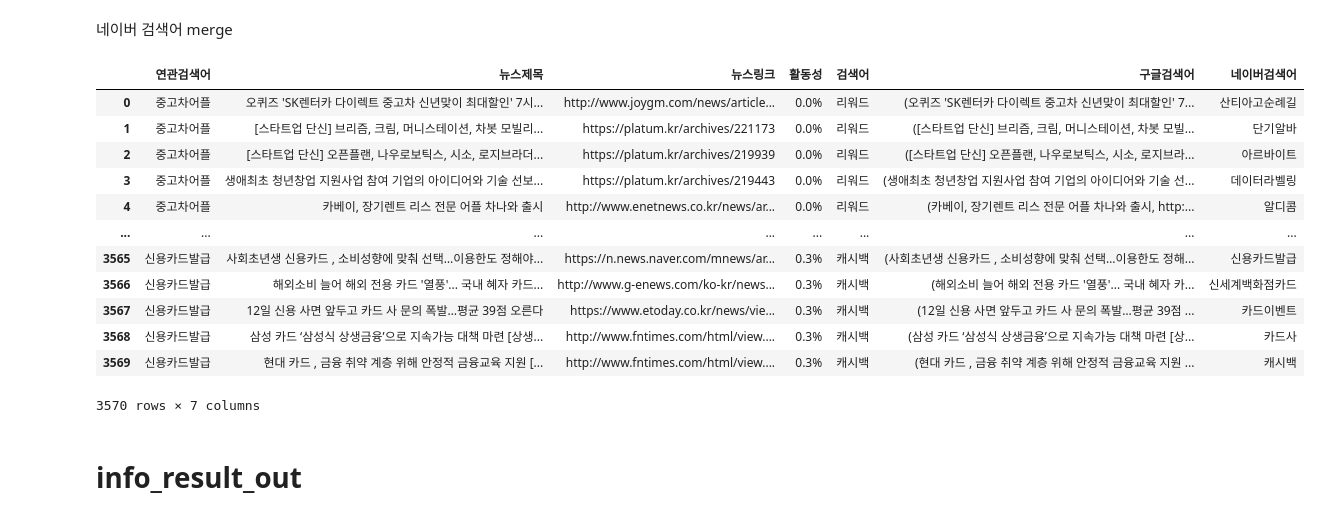
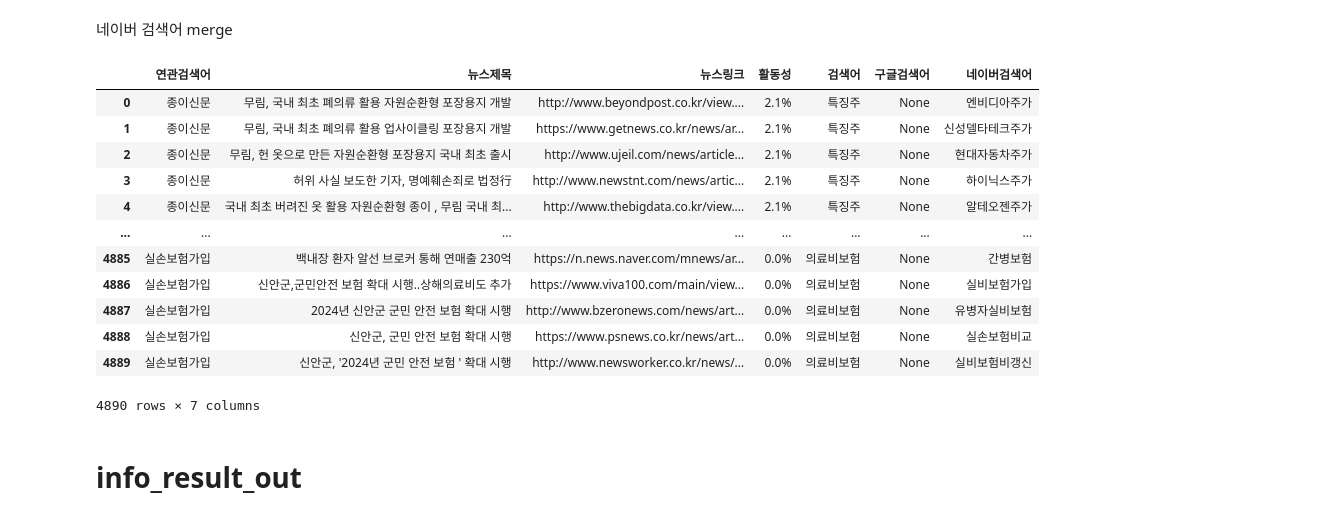
Before and after one commit to rse112/FinTrendX, a Jupyter notebook: main_file.ipynb, the cells around one changed output. Saved outputs shown, nothing was run; the diff lists cells and outputs as text; code cells hidden in the pictures.

```diff
--- a/main_file.ipynb
+++ b/main_file.ipynb
@@ -308,0 +317,14 @@ Analysis completed in 194.54404497146606 seconds.
+# %%
+for df in select_list[0]:
+    df['유형'] = '일별급상승'
+for df in select_list[1]:
+    df['유형'] = '주별급상승'
+for df in select_list[2]:
+    df['유형'] = '월별급상승'
+
+for df in rising_list[0]:
+    df['유형'] = '주별지속상승'
+for df in rising_list[1]:
+    df['유형'] = '월별지속상승'
+for df in month_rule_list:
+    df['유형'] = '월별규칙성'
@@ -562,7 +495,7 @@ async def fetch_rising_queries(keyword: str, max_retries: int = 5) -> dict:
         except Exception as e:
             print(f"Error fetching data for {keyword}: {e}")
             # 지수 백오프를 사용한 재시도 대기
-            await asyncio.sleep(2 ** attempt)
+            await asyncio.sleep(attempt)
     return {keyword: []}  # 최대 재시도 후 빈 결과 반환
 
 async def collect_rising_keywords(target_keywords: list) -> dict:
@@ -576,7 +509,7 @@ async def collect_rising_keywords(target_keywords: list) -> dict:
     return aggregated_results
 
 # 사용할 키워드 리스트 예시 (실제 사용시 info_result_final에서 추출)
-target_keywords = list(info_result_final['연관키워드'])
+target_keywords = list(set(info_result_final['연관키워드']))
 
 # 비동기 함수 실행하여 결과 수집
 rising_keywords_results = asyncio.run(collect_rising_keywords(target_keywords))
@@ -801,71 +739,78 @@ collected_keywords_dat_copy = collected_keywords_dat_copy.drop_duplicates(subset
 # 이제 merged_keyword_activity_rates와 결합
 final_merged_df = pd.merge(merged_keyword_activity_rates, collected_keywords_dat_copy[['연관검색어', '검색어']], on='연관검색어', how='left')
 # %%
-final_merged_df['구글검색어'] = None  # '구글검색어' 컬럼을 초기화합니다.
+final_merged_df_copy = final_merged_df.copy()
 
-i = 0  # final_merged_df의 인덱스를 추적합니다.
-for keyword, queries in news_data.items():
-    # 각 키워드에 대한 상위 10개 쿼리를 가져옵니다. 쿼리가 10개 미만인 경우, 나머지는 None으로 채웁니다.
+# 구글검색어 컬럼을 초기화합니다.
+final_merged_df_copy['구글검색어'] = None
+
+# 이후의 모든 작업은 final_merged_df_copy에 대해 수행합니다.
+i = 0
+for keyword, queries in rising_keywords_results.items():
     filled_queries = queries[:10] + [None] * (10 - len(queries[:10]))
-
-    # filled_queries의 각 쿼리에 대해 final_merged_df의 '구글검색어' 컬럼에 할당합니다.
     for query in filled_queries:
-        if i < len(final_merged_df):  # i가 final_merged_df의 행 개수를 넘지 않도록 합니다.
-            final_merged_df.at[i, '구글검색어'] = query
+        if i < len(final_merged_df_copy):
+            final_merged_df_copy.at[i, '구글검색어'] = query
             i += 1
         else:
-            break  # final_merged_df의 모든 행에 쿼리를 할당한 후에는 루프를 중단합니다.
+            break
 
 
 # final_merged_df의 '검색어' 컬럼에서 각 10번째 검색어를 추출합니다.
-keyword_list_per_10 = final_merged_df['검색어'].tolist()[::10]
+keyword_list_per_10 = final_merged_df_copy['검색어'].tolist()[::10]
 
 
 
 # collected_keywords_dat_copy에서 각 검색어별 상위 10개 연관검색어를 가져옵니다.
 # 여기서는 각 검색어별로 가장 높은 월간검색수를 가진 상위 10개를 선정합니다.
 top_keywords_by_search = collected_keywords_dat_copy.groupby('검색어').apply(
     lambda x: x.nlargest(10, '월간검색수_합계')
 ).reset_index(drop=True)
 
 
 
 # 새로운 DataFrame을 초기화합니다. 이 DataFrame에는 각 검색어별 상위 10개 연관검색어가 포함됩니다.
 new_rows_for_final_df = []
 
 
+for keyword in keyword_list_per_10:
+    # 특정 키워드에 대한 상위 10개 연관 검색어 추출
+    top_queries_for_keyword = top_keywords_by_search[top_keywords_by_search['검색어'] == keyword].head(10)
 
-# final_merged_df에서 추출한 검색어 리스트를 순회하며, 각 검색어별 상위 10개 연관검색어를 new_rows_for_final_df에 추가합니다.
-for keyword in keyword_list_per_10:
-    top_queries_for_keyword = top_keywords_by_search[top_keywords_by_search['검색어'] == keyword].head(10)
+    # 추출된 연관 검색어를 결과 리스트에 추가
+    num_rows_added = 0  # 추가된 연관 검색어의 수를 추적
     for _, row in top_queries_for_keyword.iterrows():
         new_rows_for_final_df.append(row['연관검색어'])
+        num_rows_added += 1
 
+    # 10개 미만인 경우 나머지를 None으로 채우기
+    for _ in range(10 - num_rows_added):
+        new_rows_for_final_df.append(None)
 
 
 # new_rows_for_final_df의 길이를 확인하고 final_merged_df의 '네이버검색어' 컬럼에 값을 할당합니다.
 # 주의: new_rows_for_final_df의 길이가 final_merged_df의 행 수와 동일해야 합니다.
 # 만약 길이가 다르다면, 길이가 맞도록 조정이 필요합니다.
-if len(new_rows_for_final_df) == len(final_merged_df):
-    final_merged_df['네이버검색어'] = new_rows_for_final_df
+if len(new_rows_for_final_df) == len(final_merged_df_copy):
+    final_merged_df_copy['네이버검색어'] = new_rows_for_final_df
 else:
     print("경고: '네이버검색어' 데이터의 길이가 final_merged_df와 다릅니다. 데이터 확인이 필요합니다.")
 
 # 최종 DataFrame 확인
-final_merged_df
+final_merged_df_copy
 # %% [output]
 |  | 연관검색어 | 뉴스제목 | 뉴스링크 | 활동성 | 검색어 | 구글검색어 | 네이버검색어 |
-| 0 | 중고차어플 | 오퀴즈 'SK렌터카 다이렉트 중고차 신년맞이 최대할인' 7시... | http://www.joygm.com/news/article... | 0.0% | 리워드 | (오퀴즈 'SK렌터카 다이렉트 중고차 신년맞이 최대할인' 7... | 산티아고순례길 |
-| 1 | 중고차어플 | [스타트업 단신] 브리즘, 크림, 머니스테이션, 차봇 모빌리... | https://platum.kr/archives/221173 | 0.0% | 리워드 | ([스타트업 단신] 브리즘, 크림, 머니스테이션, 차봇 모빌... | 단기알바 |
-| 2 | 중고차어플 | [스타트업 단신] 오픈플랜, 나우로보틱스, 시소, 로지브라더... | https://platum.kr/archives/219939 | 0.0% | 리워드 | ([스타트업 단신] 오픈플랜, 나우로보틱스, 시소, 로지브라... | 아르바이트 |
-| 3 | 중고차어플 | 생애최초 청년창업 지원사업 참여 기업의 아이디어와 기술 선보... | https://platum.kr/archives/219443 | 0.0% | 리워드 | (생애최초 청년창업 지원사업 참여 기업의 아이디어와 기술 선... | 데이터라벨링 |
-| 4 | 중고차어플 | 카베이, 장기렌트 리스 전문 어플 차나와 출시 | http://www.enetnews.co.kr/news/ar... | 0.0% | 리워드 | (카베이, 장기렌트 리스 전문 어플 차나와 출시, http:... | 알디콤 |
+| 0 | 종이신문 | 무림, 국내 최초 폐의류 활용 자원순환형 포장용지 개발 | http://www.beyondpost.co.kr/view.... | 2.1% | 특징주 | None | 엔비디아주가 |
+| 1 | 종이신문 | 무림, 국내 최초 폐의류 활용 업사이클링 포장용지 개발 | https://www.getnews.co.kr/news/ar... | 2.1% | 특징주 | None | 신성델타테크주가 |
+| 2 | 종이신문 | 무림, 헌 옷으로 만든 자원순환형 포장용지 국내 최초 출시 | http://www.ujeil.com/news/article... | 2.1% | 특징주 | None | 현대자동차주가 |
+| 3 | 종이신문 | 허위 사실 보도한 기자, 명예훼손죄로 법정行 | http://www.newstnt.com/news/artic... | 2.1% | 특징주 | None | 하이닉스주가 |
+| 4 | 종이신문 | 국내 최초 버려진 옷 활용 자원순환형 종이 , 무림 국내 최... | http://www.thebigdata.co.kr/view.... | 2.1% | 특징주 | None | 알테오젠주가 |
 | ... | ... | ... | ... | ... | ... | ... | ... |
-| 3565 | 신용카드발급 | 사회초년생 신용카드 , 소비성향에 맞춰 선택…이용한도 정해야... | https://n.news.naver.com/mnews/ar... | 0.3% | 캐시백 | (사회초년생 신용카드 , 소비성향에 맞춰 선택…이용한도 정해... | 신용카드발급 |
-| 3566 | 신용카드발급 | 해외소비 늘어 해외 전용 카드 '열풍'... 국내 혜자 카드... | http://www.g-enews.com/ko-kr/news... | 0.3% | 캐시백 | (해외소비 늘어 해외 전용 카드 '열풍'... 국내 혜자 카... | 신세계백화점카드 |
-| 3567 | 신용카드발급 | 12일 신용 사면 앞두고 카드 사 문의 폭발…평균 39점 오른다 | https://www.etoday.co.kr/news/vie... | 0.3% | 캐시백 | (12일 신용 사면 앞두고 카드 사 문의 폭발…평균 39점 ... | 카드이벤트 |
-| 3568 | 신용카드발급 | 삼성 카드 ‘삼성식 상생금융’으로 지속가능 대책 마련 [상생... | http://www.fntimes.com/html/view.... | 0.3% | 캐시백 | (삼성 카드 ‘삼성식 상생금융’으로 지속가능 대책 마련 [상... | 카드사 |
-| 3569 | 신용카드발급 | 현대 카드 , 금융 취약 계층 위해 안정적 금융교육 지원 [... | http://www.fntimes.com/html/view.... | 0.3% | 캐시백 | (현대 카드 , 금융 취약 계층 위해 안정적 금융교육 지원 ... | 캐시백 |
+| 4885 | 실손보험가입 | 백내장 환자 알선 브로커 통해 연매출 230억 | https://n.news.naver.com/mnews/ar... | 0.0% | 의료비보험 | None | 간병보험 |
+| 4886 | 실손보험가입 | 신안군,군민안전 보험 확대 시행..상해의료비도 추가 | https://www.viva100.com/main/view... | 0.0% | 의료비보험 | None | 실비보험가입 |
+| 4887 | 실손보험가입 | 2024년 신안군 군민 안전 보험 확대 시행 | http://www.bzeronews.com/news/art... | 0.0% | 의료비보험 | None | 유병자실비보험 |
+| 4888 | 실손보험가입 | 신안군, 군민 안전 보험 확대 시행 | https://www.psnews.co.kr/news/art... | 0.0% | 의료비보험 | None | 실손보험비교 |
+| 4889 | 실손보험가입 | 신안군, '2024년 군민 안전 보험 ' 확대 시행 | http://www.newsworker.co.kr/news/... | 0.0% | 의료비보험 | None | 실비보험비갱신 |
-3570 rows × 7 columns
+4890 rows × 7 columns
 # %% [markdown]
 # info_result_out
```
Also changed, not shown: parts of 39 cells of this notebook, 8 other files.
